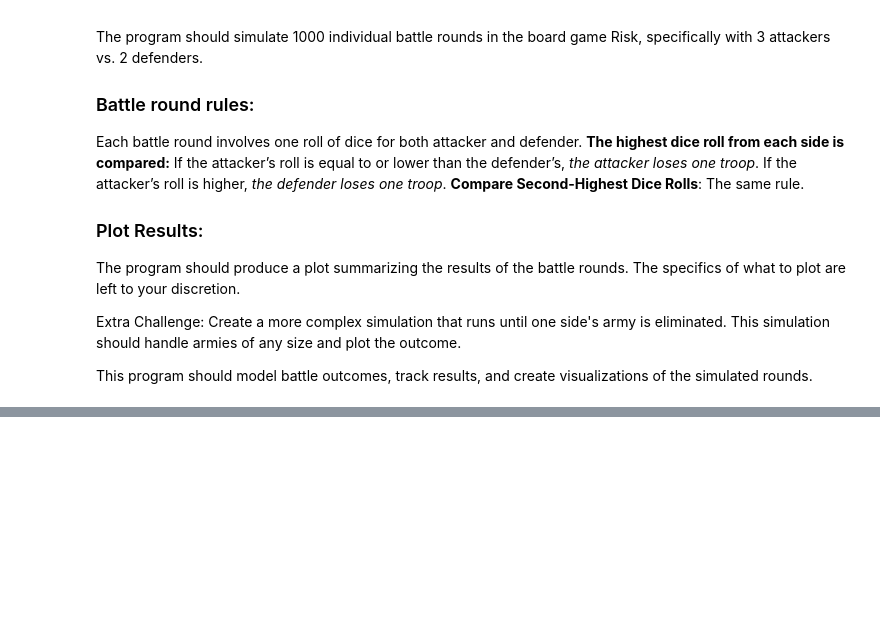
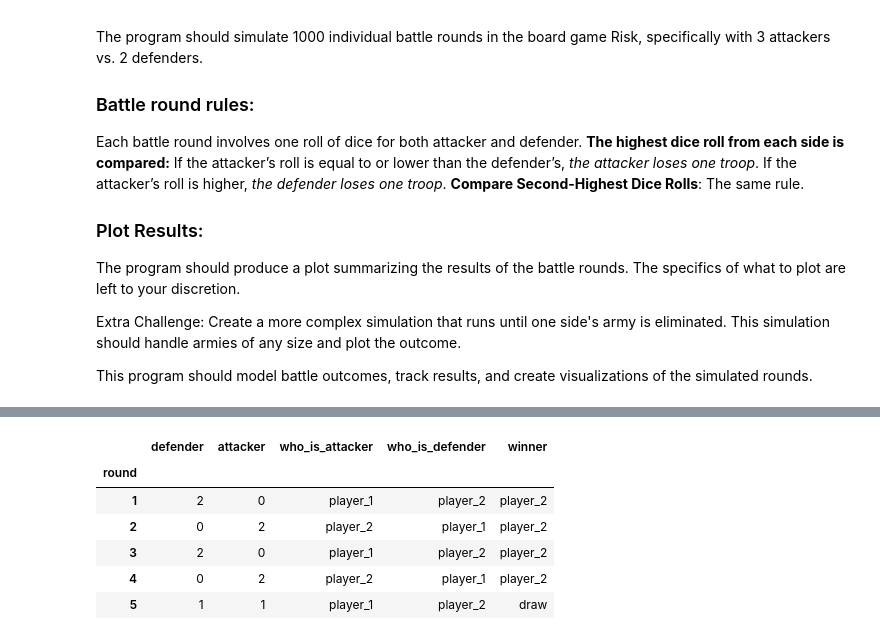
Before and after one commit to Kate-217/pogramming_for_data_analytics, a Jupyter notebook: assignments/assignment_5_risk.ipynb, the cells around one changed output, grey strips where cells are left out. Drawn from its saved outputs; the diff is of its cells as text; code cells hidden in the pictures; blank space fills up the shorter version.

```diff
--- a/assignments/assignment_5_risk.ipynb
+++ b/assignments/assignment_5_risk.ipynb
@@ -154,0 +192,26 @@ print(results_defender_attaсker)
+# %%
+
+df['who_is_attacker'] = np.tile(['player_1', 'player_2'], len(df) // 2 + 1)[:len(df)]
+df['who_is_defender'] = np.tile(['player_2', 'player_1'], len(df) // 2 + 1)[:len(df)]
+
+#Ref.: https://pandas.pydata.org/docs/reference/api/pandas.DataFrame.apply.html
+# creating a column with the round results
+
+def who_is_winner(row):
+    if row['defender'] > row['attacker']:
+        return row['who_is_defender']
+    elif row['defender'] < row['attacker']:
+        return row['who_is_attacker']
+    else:
+        return 'draw'
+df['winner'] = df.apply(who_is_winner, axis=1)
+
+df.head()
+# %% [output]
+|  | defender | attacker | who_is_attacker | who_is_defender | winner |
+| round |  |  |  |  |  |
+| 1 | 2 | 0 | player_1 | player_2 | player_2 |
+| 2 | 0 | 2 | player_2 | player_1 | player_2 |
+| 3 | 2 | 0 | player_1 | player_2 | player_2 |
+| 4 | 0 | 2 | player_2 | player_1 | player_2 |
+| 5 | 1 | 1 | player_1 | player_2 | draw |
```
Also changed, not shown: parts of 15 cells of this notebook.
